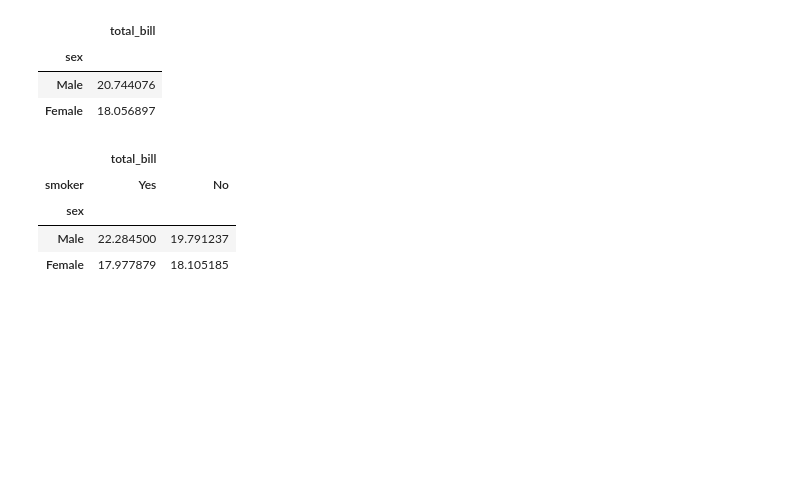
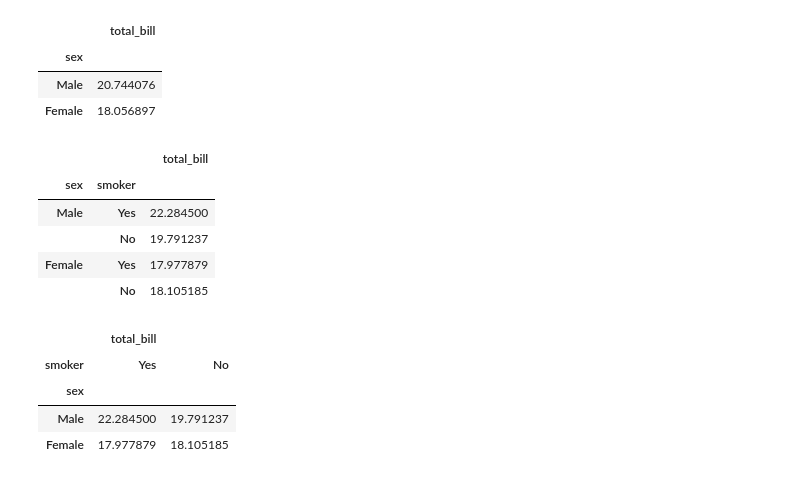
Before and after one commit to Rajatsingh900k/data-science-by-campusX, a Jupyter notebook: Pandas/week 3-Advance Pandas/session_21_multiindex_objects.ipynb, the cells around one changed output. Drawn from its saved outputs; the diff is of its cells as text; code cells hidden in the pictures; blank space fills up the shorter version.

```diff
--- a/Pandas/week 3-Advance Pandas/session_21_multiindex_objects.ipynb
+++ b/Pandas/week 3-Advance Pandas/session_21_multiindex_objects.ipynb
@@ -517,6 +518,15 @@ df.groupby('sex')[['total_bill']].mean()
 | sex |  |
 | Male | 20.744076 |
 | Female | 18.056897 |
+# %%
+df.groupby(['sex','smoker'])[['total_bill']].mean()
+# %% [output]
+|  |  | total_bill |
+| sex | smoker |  |
+| Male | Yes | 22.284500 |
+|  | No | 19.791237 |
+| Female | Yes | 17.977879 |
+|  | No | 18.105185 |
 # %%
 df.groupby(['sex','smoker'])[['total_bill']].mean().unstack()
 # %% [output]
```
Also changed, not shown: parts of 18 cells of this notebook.
